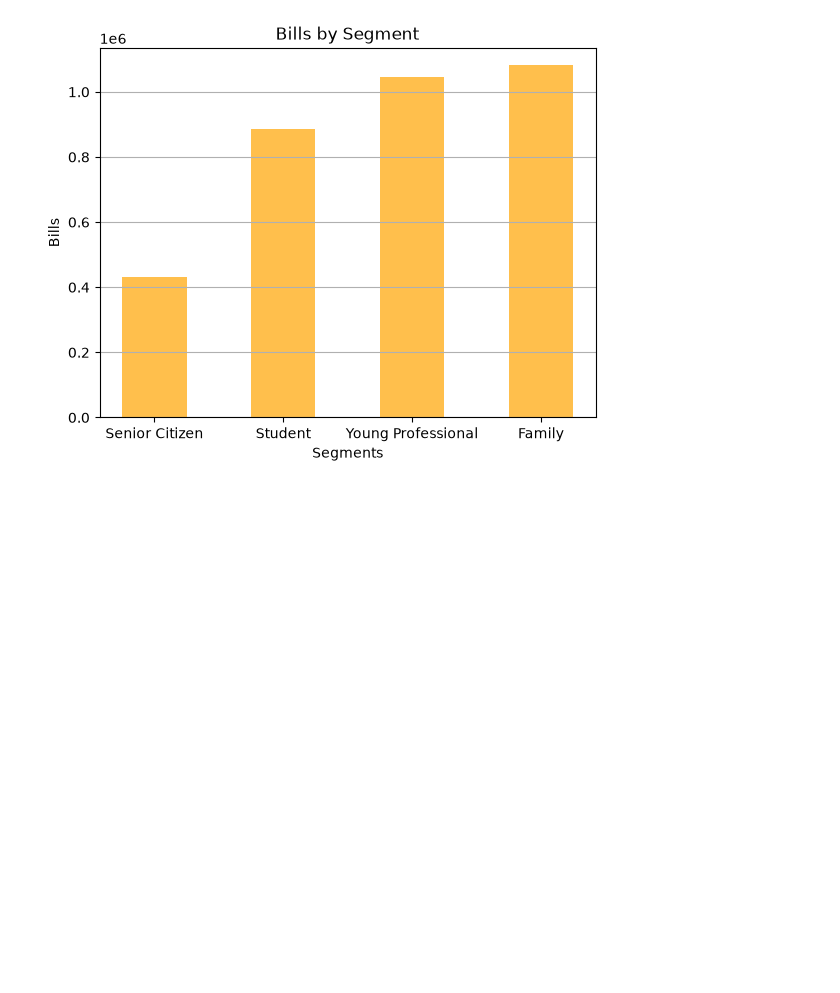
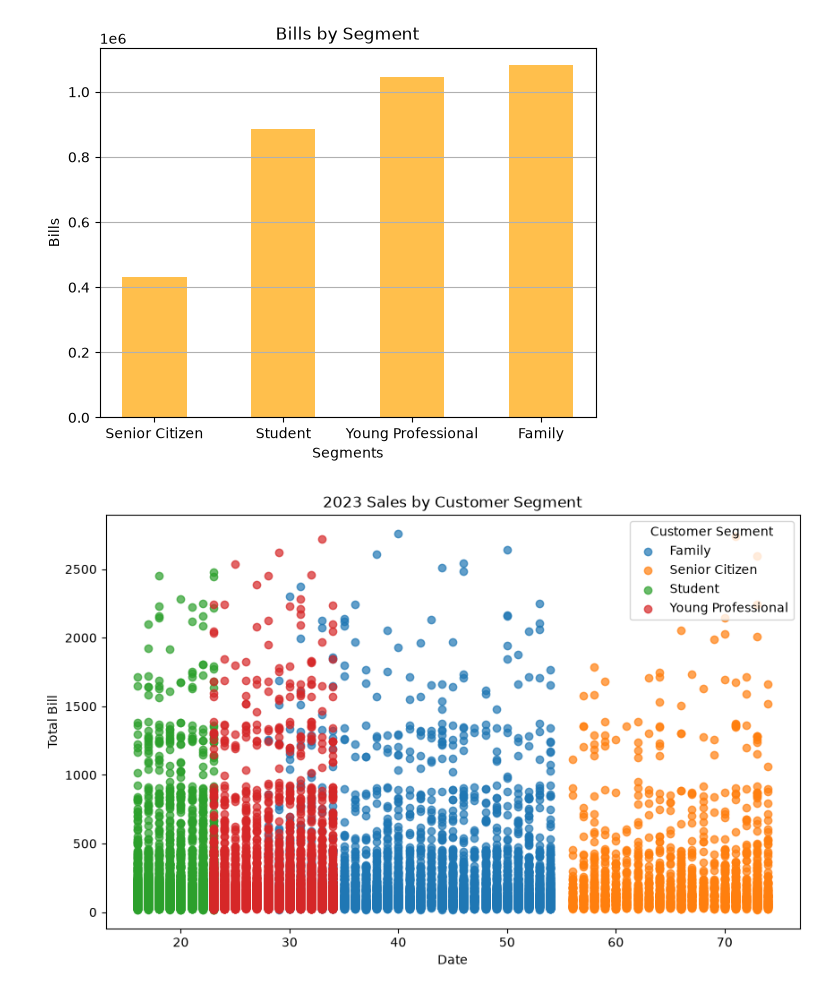
Before and after one commit to Gantz23/bakery, a Jupyter notebook: main.ipynb, the cells around one changed output. Cells and saved outputs as stored; diff of their text form; code cells hidden in the pictures; blank space fills up the shorter version.

Commit message:
scatter_plot

```diff
--- a/main.ipynb
+++ b/main.ipynb
@@ -103,3 +122,18 @@ plt.grid(axis='y')
 plt.show()
 # %% [output]
 [figure]
+# %%
+# df_2023 = df[df['date'].dt.year == 2023]
+df_2023 = df
+plt.figure(figsize=(10, 6))
+
+for seg, group in df_2023.groupby('customer_segment'):
+    plt.scatter(group['customer_age'], group['total_bill'], label=seg, alpha=0.7)
+
+plt.xlabel('Date')
+plt.ylabel('Total Bill')
+plt.title('2023 Sales by Customer Segment')
+plt.legend(title='Customer Segment')
+plt.show()
+# %% [output]
+[figure, added]
```
Also changed, not shown: parts of 1 cell of this notebook.
